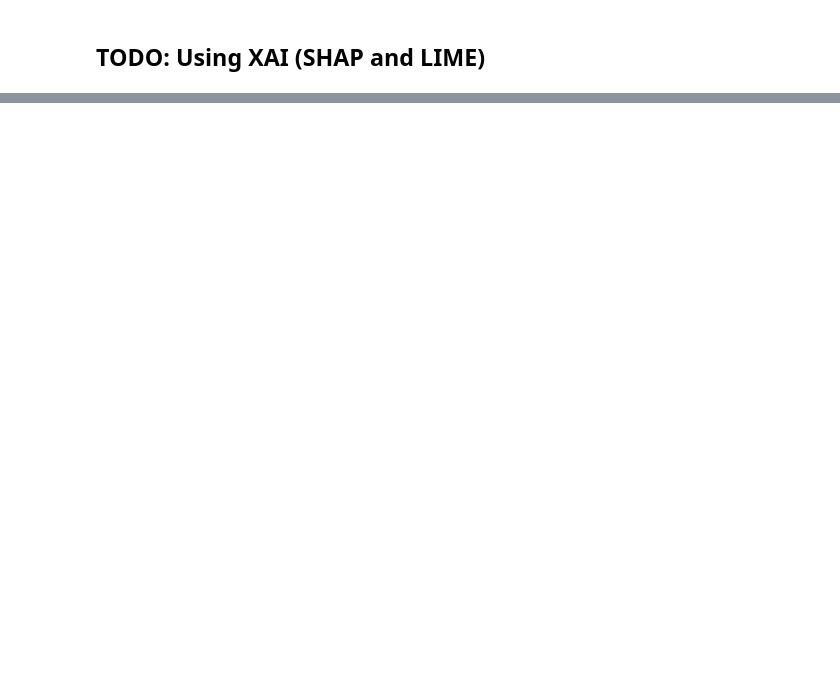
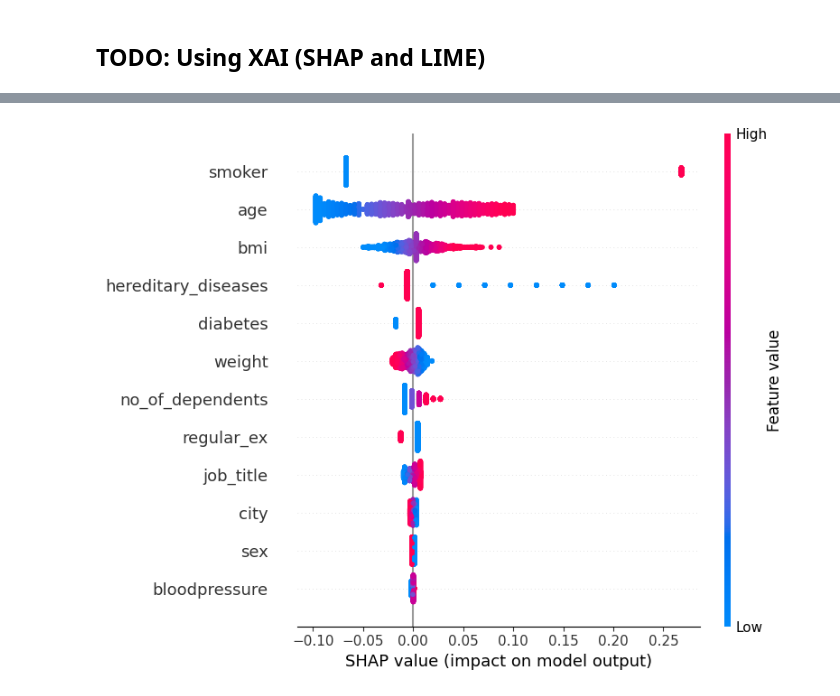
Before and after one commit to Roby290597/health_insurance, a Jupyter notebook: insurance_analysis.ipynb, the cells around one changed output, grey strips where cells are left out. Saved outputs shown, nothing was run; the diff lists cells and outputs as text; code cells hidden in the pictures; blank space fills up the shorter version.

Commit message:
Usage of SHAP

```diff
--- a/insurance_analysis.ipynb
+++ b/insurance_analysis.ipynb
@@ -440,0 +433,5 @@ plt.show()
+# %%
+import shap
+explainer = shap.LinearExplainer(lin_reg, X_train)
+shap_values = explainer(X_test)
+shap.initjs()
@@ -440,0 +440,4 @@ plt.show()
+# %%
+shap.summary_plot(shap_values, X_test)
+# %% [output]
+[figure, added]
```
Also changed, not shown: parts of 9 cells of this notebook, 3 other files.
